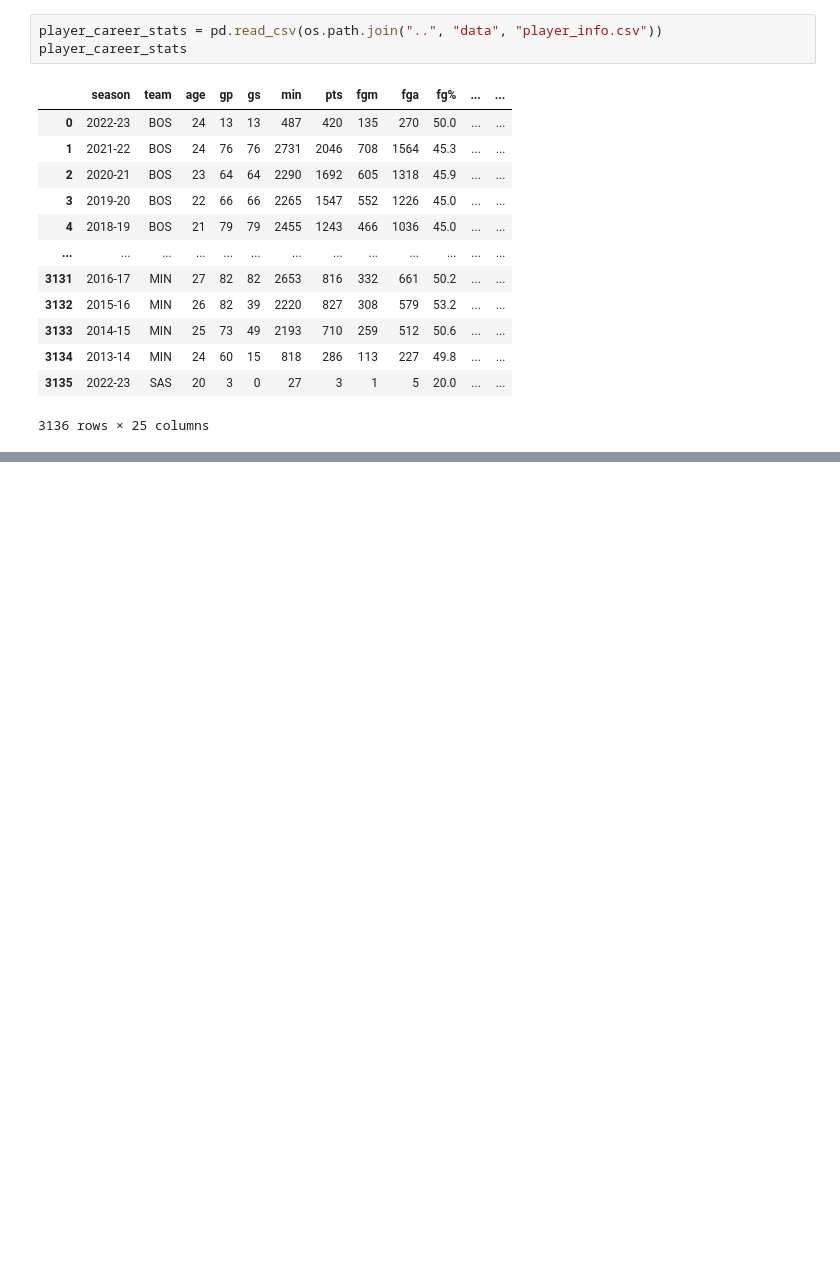
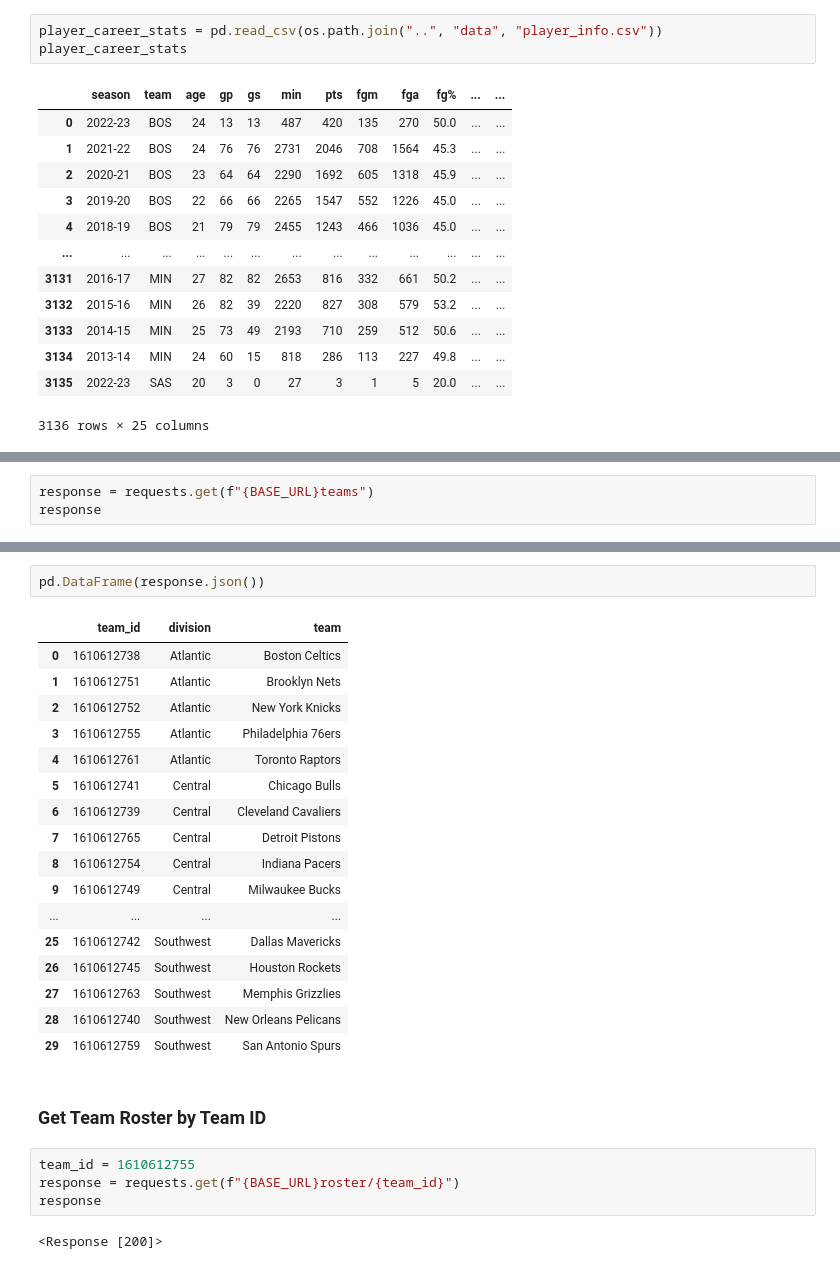
Before and after one commit to darakasrovi/nba_api, a Jupyter notebook: notebooks/Access NBA Data.ipynb, the cells around one changed output, grey strips where cells are left out. Drawn from its saved outputs; the diff is of its cells as text; blank space fills up the shorter version.

```diff
--- a/notebooks/Access NBA Data.ipynb
+++ b/notebooks/Access NBA Data.ipynb
@@ -78,0 +89,3 @@ player_career_stats
+# %%
+response = requests.get(f"{BASE_URL}teams")
+response
@@ -78,0 +114,28 @@ player_career_stats
+# %%
+pd.DataFrame(response.json())
+# %% [output]
+|  | team_id | division | team |
+| 0 | 1610612738 | Atlantic | Boston Celtics |
+| 1 | 1610612751 | Atlantic | Brooklyn Nets |
+| 2 | 1610612752 | Atlantic | New York Knicks |
+| 3 | 1610612755 | Atlantic | Philadelphia 76ers |
+| 4 | 1610612761 | Atlantic | Toronto Raptors |
+| 5 | 1610612741 | Central | Chicago Bulls |
+| 6 | 1610612739 | Central | Cleveland Cavaliers |
+| 7 | 1610612765 | Central | Detroit Pistons |
+| 8 | 1610612754 | Central | Indiana Pacers |
+| 9 | 1610612749 | Central | Milwaukee Bucks |
+| ... | ... | ... | ... |
+| 25 | 1610612742 | Southwest | Dallas Mavericks |
+| 26 | 1610612745 | Southwest | Houston Rockets |
+| 27 | 1610612763 | Southwest | Memphis Grizzlies |
+| 28 | 1610612740 | Southwest | New Orleans Pelicans |
+| 29 | 1610612759 | Southwest | San Antonio Spurs |
+# %% [markdown]
+### Get Team Roster by Team ID
+# %%
+team_id = 1610612755
+response = requests.get(f"{BASE_URL}roster/{team_id}")
+response
+# %% [output]
+<Response [200]>
```
Also changed, not shown: parts of 22 cells of this notebook.
